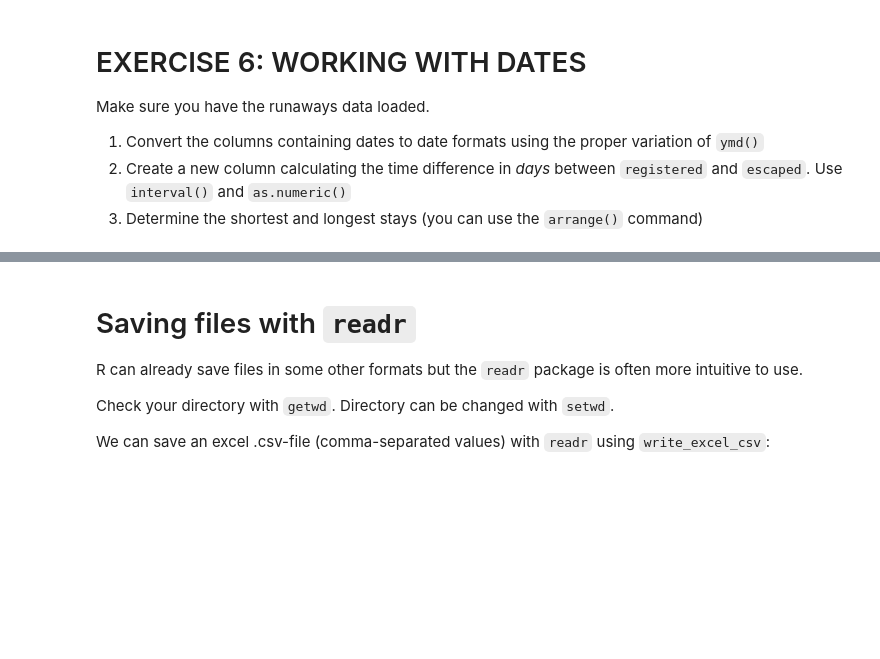
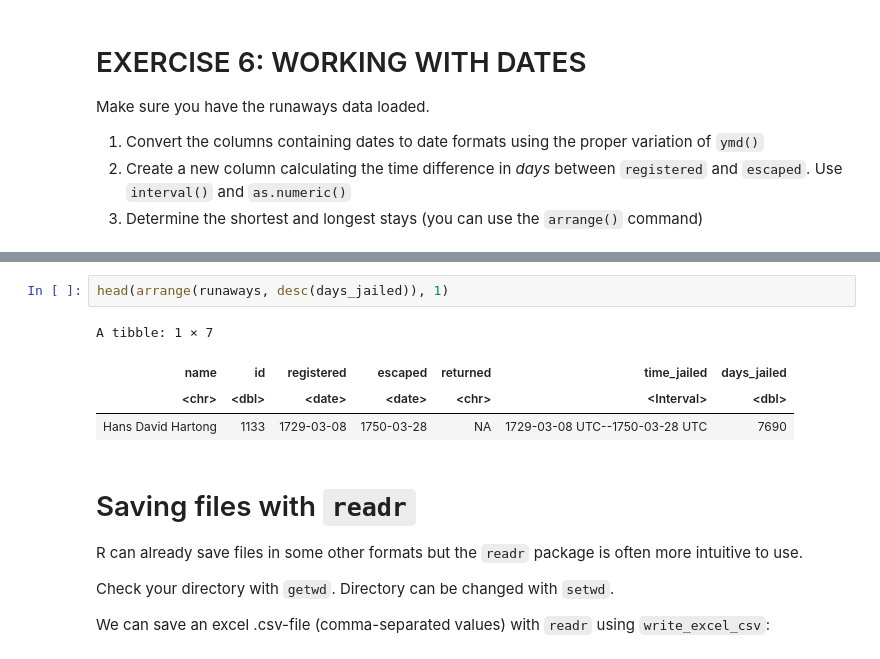
Before and after one commit to CALDISS-AAU/workshop_r-for-history, a Jupyter notebook: notebooks/r-for-history_04_excel-files-and-dates.ipynb, the cells around one changed output, grey strips where cells are left out. Drawn from its saved outputs; the diff is of its cells as text; blank space fills up the shorter version.

```diff
--- a/notebooks/r-for-history_04_excel-files-and-dates.ipynb
+++ b/notebooks/r-for-history_04_excel-files-and-dates.ipynb
@@ -164,3 +230,10 @@ Make sure you have the runaways data loaded.
+# %%
+head(arrange(runaways, desc(days_jailed)), 1)
+# %% [output]
+A tibble: 1 × 7
+| name | id | registered | escaped | returned | time_jailed | days_jailed |
+| <chr> | <dbl> | <date> | <date> | <chr> | <Interval> | <dbl> |
+| Hans David Hartong | 1133 | 1729-03-08 | 1750-03-28 | NA | 1729-03-08 UTC--1750-03-28 UTC | 7690 |
 # %% [markdown]
 # Saving files with `readr`
 
```
Also changed, not shown: parts of 18 cells of this notebook, 4 other files.
